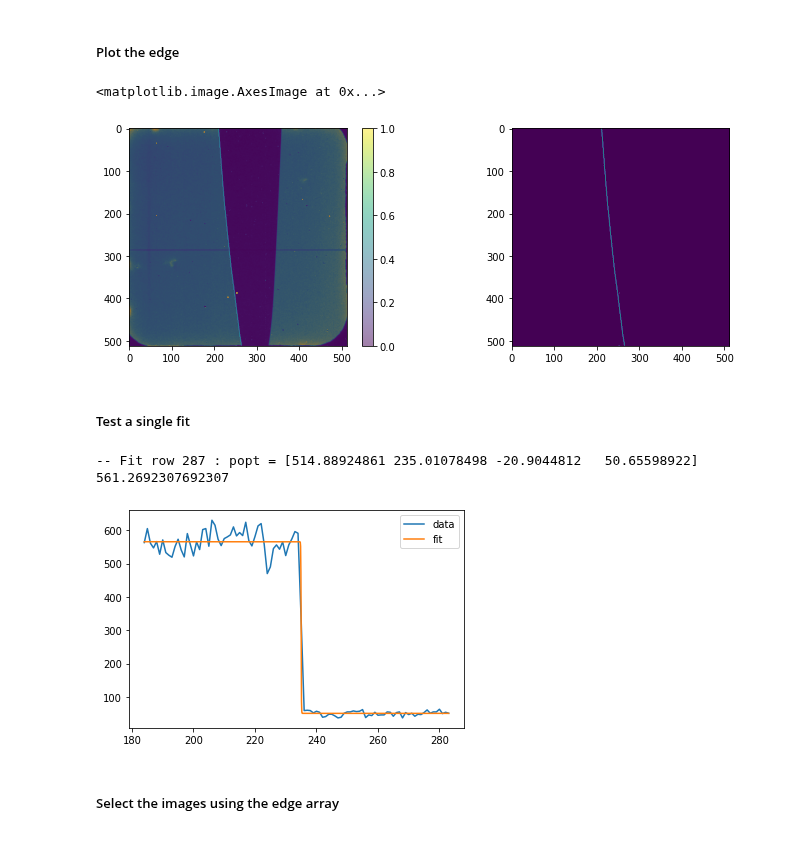
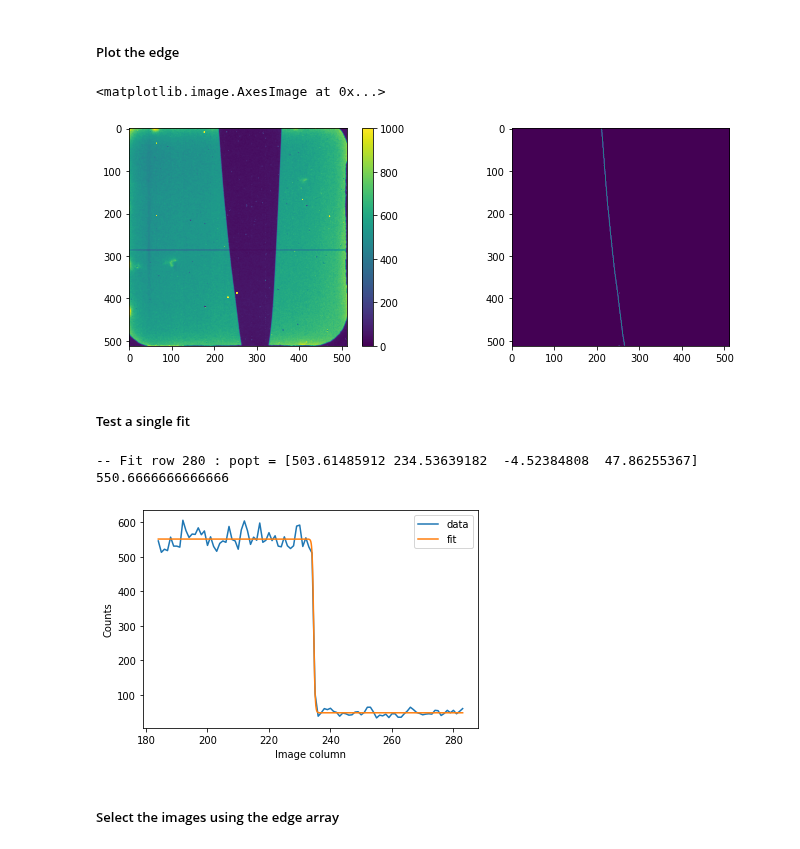
Before and after one commit to jerenner/emsim, a Jupyter notebook: notebooks/emsim_dataproc.ipynb, the cells around one changed output. Cells and saved outputs as stored; diff of their text form; code cells hidden in the pictures.

```diff
--- a/notebooks/emsim_dataproc.ipynb
+++ b/notebooks/emsim_dataproc.ipynb
@@ -98,5 +81,10 @@ Reading datafile /home/jrenner/local/data/4dstem/scan_0000001768/team1k_ued_0000
 # %%
 np.savez("aall_img_arrays.npz",all_img_proc=all_img_proc,all_img_th_proc=all_img_th_proc)
+# %%
+# Load the arrays from the file
+f_img_arrays = np.load("img_arrays_0.npz")
+all_img_proc = f_img_arrays['all_img_proc']
+all_img_th_proc = f_img_arrays['all_img_th_proc']
 # %%
 fig, axs = plt.subplots(4, 8)
 fig.set_figheight(8.0)
@@ -218,28 +171,28 @@ x_edges = np.array(x_edges)
 # %% [markdown]
 ##### Plot the edge
 # %%
-img_edge = np.zeros(img_th_all.shape)
+img_edge = np.zeros([512,512]) #img_th_all.shape)
 for row,iedge in zip(range(img_edge.shape[0]),x_edges):
     img_edge[row,iedge] = 1
 # %%
 fig = plt.figure()
 fig.set_figheight(4.0)
 fig.set_figwidth(12.0)
 
 ax1 = fig.add_subplot(121)
 plt.imshow(img_th_all,vmax=1000)
-plt.imshow(img_edge,alpha=0.5)
 plt.colorbar()
+#plt.imshow(img_edge,alpha=0.1)
 
 ax2 = fig.add_subplot(122)
 plt.imshow(img_edge)
 # %% [output]
 <matplotlib.image.AxesImage at 0x...>
-[figure, old version]
+[figure, new version]
 # %% [markdown]
 ##### Test a single fit
 # %%
-row = 287
+row = 280
 x_guess = 234
 rng = 50
 
@@ -256,13 +209,15 @@ y = sigmoid(x, *popt)
 plt.plot(xdata, ydata, label='data')
 plt.plot(x,y, label='fit')
 plt.legend(loc='best')
+plt.xlabel("Image column")
+plt.ylabel("Counts")
 
 print("-- Fit row",row,": popt =",popt)
 print(np.mean(ydata[ydata > np.mean(ydata)]))
 # %% [output]
--- Fit row 287 : popt = [514.88924861 235.01078498 -20.9044812   50.65598922]
-561.2692307692307
+-- Fit row 280 : popt = [503.61485912 234.53639182  -4.52384808  47.86255367]
+550.6666666666666
-[figure, old version]
+[figure, new version]
 # %%
 # Save all arrays.
 np.savez("img_arrays_0.npz",all_img_proc=all_img_proc,all_img_th_proc=all_img_th_proc,x_edges=x_edges)
```
Also changed, not shown: parts of 18 cells of this notebook, 7 other files.
